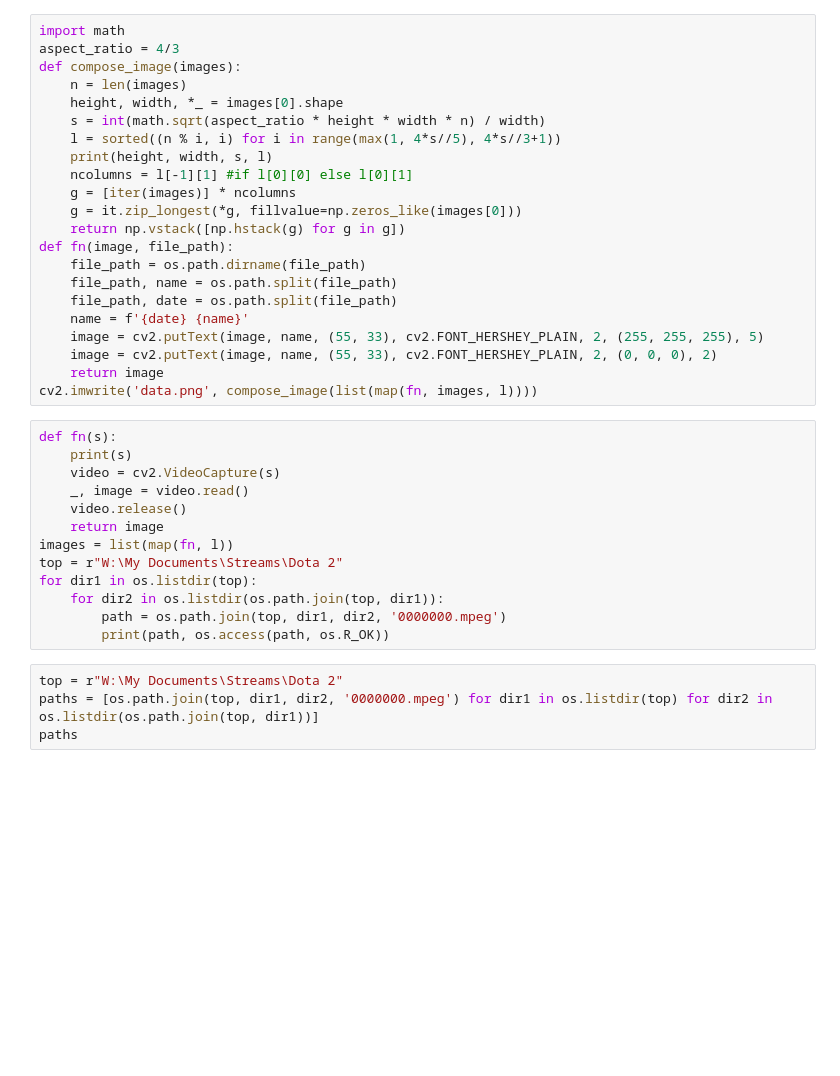
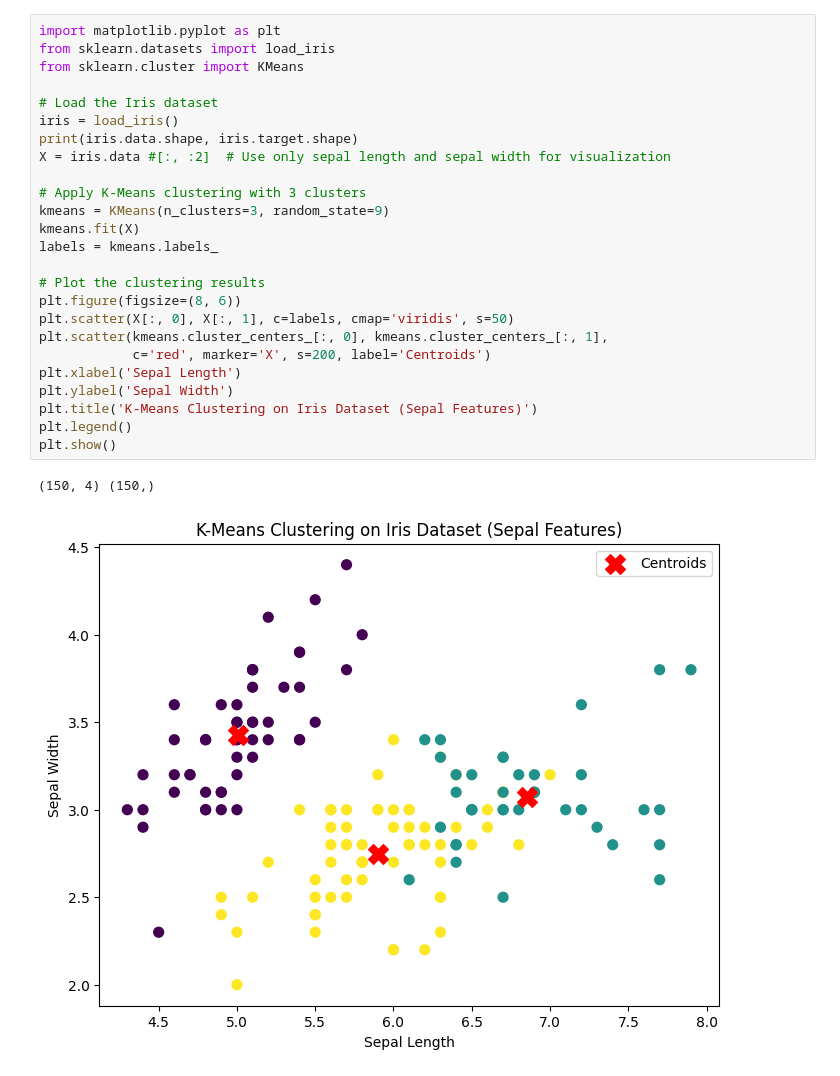
Before and after one commit to Tenchumaru/notebooks, a Jupyter notebook: Untitled.ipynb, the cells around one changed output. Saved outputs shown, nothing was run; the diff lists cells and outputs as text; blank space fills up the shorter version.

```diff
--- a/Untitled.ipynb
+++ b/Untitled.ipynb
@@ -387,39 +1,28 @@ images = list(map(fn, l))
-# %%
-import math
-aspect_ratio = 4/3
-def compose_image(images):
-    n = len(images)
-    height, width, *_ = images[0].shape
-    s = int(math.sqrt(aspect_ratio * height * width * n) / width)
-    l = sorted((n % i, i) for i in range(max(1, 4*s//5), 4*s//3+1))
-    print(height, width, s, l)
-    ncolumns = l[-1][1] #if l[0][0] else l[0][1]
-    g = [iter(images)] * ncolumns
-    g = it.zip_longest(*g, fillvalue=np.zeros_like(images[0]))
-    return np.vstack([np.hstack(g) for g in g])
-def fn(image, file_path):
-    file_path = os.path.dirname(file_path)
-    file_path, name = os.path.split(file_path)
-    file_path, date = os.path.split(file_path)
-    name = f'{date} {name}'
-    image = cv2.putText(image, name, (55, 33), cv2.FONT_HERSHEY_PLAIN, 2, (255, 255, 255), 5)
-    image = cv2.putText(image, name, (55, 33), cv2.FONT_HERSHEY_PLAIN, 2, (0, 0, 0), 2)
-    return image
-cv2.imwrite('data.png', compose_image(list(map(fn, images, l))))
-# %%
-def fn(s):
-    print(s)
-    video = cv2.VideoCapture(s)
-    _, image = video.read()
-    video.release()
-    return image
-images = list(map(fn, l))
-top = r"W:\My Documents\Streams\Dota 2"
-for dir1 in os.listdir(top):
-    for dir2 in os.listdir(os.path.join(top, dir1)):
-        path = os.path.join(top, dir1, dir2, '0000000.mpeg')
-        print(path, os.access(path, os.R_OK))
-# %%
-top = r"W:\My Documents\Streams\Dota 2"
-paths = [os.path.join(top, dir1, dir2, '0000000.mpeg') for dir1 in os.listdir(top) for dir2 in os.listdir(os.path.join(top, dir1))]
-paths
+# %%
+import matplotlib.pyplot as plt
+from sklearn.datasets import load_iris
+from sklearn.cluster import KMeans
+
+# Load the Iris dataset
+iris = load_iris()
+print(iris.data.shape, iris.target.shape)
+X = iris.data #[:, :2]  # Use only sepal length and sepal width for visualization
+
+# Apply K-Means clustering with 3 clusters
+kmeans = KMeans(n_clusters=3, random_state=9)
+kmeans.fit(X)
+labels = kmeans.labels_
+
+# Plot the clustering results
+plt.figure(figsize=(8, 6))
+plt.scatter(X[:, 0], X[:, 1], c=labels, cmap='viridis', s=50)
+plt.scatter(kmeans.cluster_centers_[:, 0], kmeans.cluster_centers_[:, 1],
+            c='red', marker='X', s=200, label='Centroids')
+plt.xlabel('Sepal Length')
+plt.ylabel('Sepal Width')
+plt.title('K-Means Clustering on Iris Dataset (Sepal Features)')
+plt.legend()
+plt.show()
+# %% [output]
+(150, 4) (150,)
+[figure, added]
```
Also changed, not shown: parts of 27 cells of this notebook, 3 other files.
